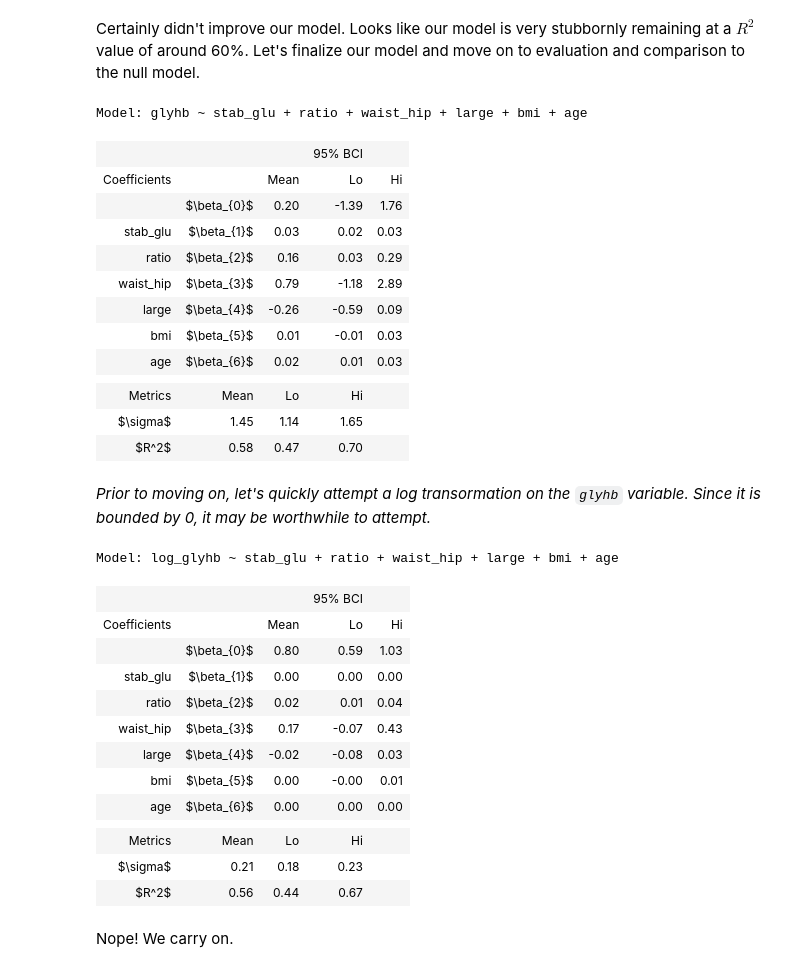
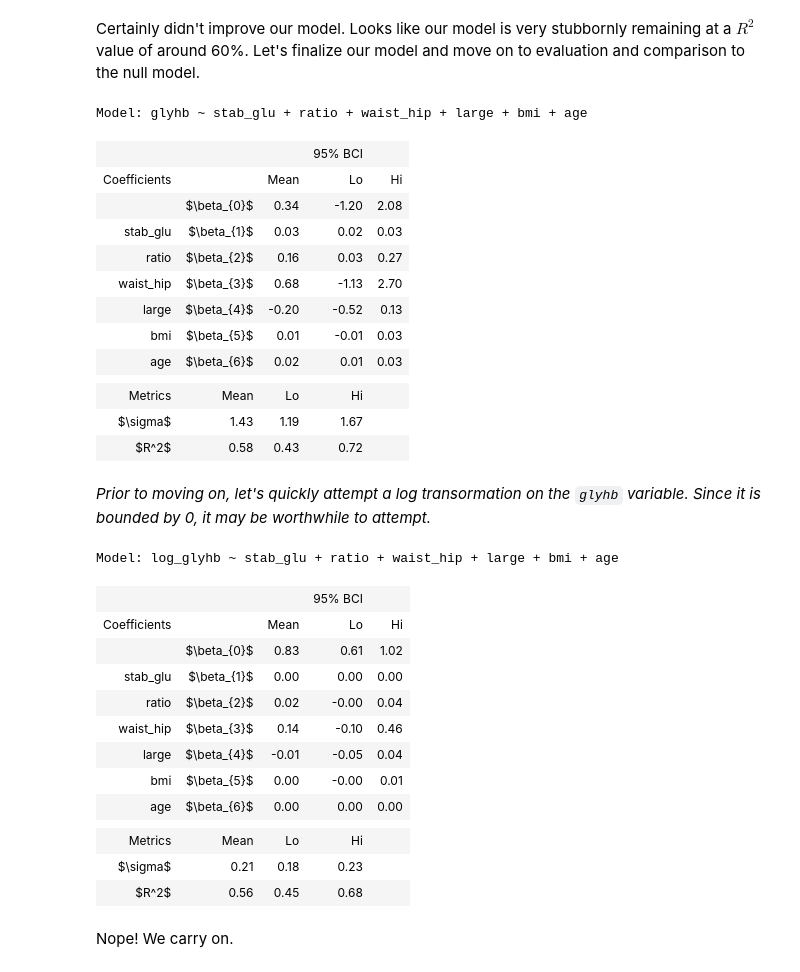
Before and after one commit to gagebenne/diabetes-data-analysis, a Jupyter notebook: model.ipynb, the cells around one changed output. Saved outputs shown, nothing was run; the diff lists cells and outputs as text; code cells hidden in the pictures.

```diff
--- a/model.ipynb
+++ b/model.ipynb
@@ -321,46 +321,46 @@ Model: glyhb ~ stab_glu_100 + ratio + waist_hip + large + medium + bmi + age
 Certainly didn't improve our model. Looks like our model is very stubbornly remaining at a $R^2$ value of around 60%. Let's finalize our model and move on to evaluation and comparison to the null model.
 # %%
 final_model = "glyhb ~ stab_glu + ratio + waist_hip + large + bmi + age"
-final = models.bootstrap_linear_regression(final_model, data=data.dropna())
+final = models.bootstrap_linear_regression(final_model, data.dropna(subset=["stab_glu", "ratio", "waist_hip", "large", "bmi", "age"]))
 models.describe_bootstrap_lr(final)
 # %% [output]
 Model: glyhb ~ stab_glu + ratio + waist_hip + large + bmi + age
 |  |  |  | 95% BCI |  |
 | Coefficients |  | Mean | Lo | Hi |
-|  | $\beta_{0}$ | 0.20 | -1.39 | 1.76 |
+|  | $\beta_{0}$ | 0.34 | -1.20 | 2.08 |
 | stab_glu | $\beta_{1}$ | 0.03 | 0.02 | 0.03 |
-| ratio | $\beta_{2}$ | 0.16 | 0.03 | 0.29 |
-| waist_hip | $\beta_{3}$ | 0.79 | -1.18 | 2.89 |
-| large | $\beta_{4}$ | -0.26 | -0.59 | 0.09 |
+| ratio | $\beta_{2}$ | 0.16 | 0.03 | 0.27 |
+| waist_hip | $\beta_{3}$ | 0.68 | -1.13 | 2.70 |
+| large | $\beta_{4}$ | -0.20 | -0.52 | 0.13 |
 | bmi | $\beta_{5}$ | 0.01 | -0.01 | 0.03 |
 | age | $\beta_{6}$ | 0.02 | 0.01 | 0.03 |
 |  |  |  |  |  |
 | Metrics | Mean | Lo | Hi |  |
-| $\sigma$ | 1.45 | 1.14 | 1.65 |  |
-| $R^2$ | 0.58 | 0.47 | 0.70 |  |
+| $\sigma$ | 1.43 | 1.19 | 1.67 |  |
+| $R^2$ | 0.58 | 0.43 | 0.72 |  |
 # %% [markdown]
 *Prior to moving on, let's quickly attempt a log transormation on the `glyhb` variable. Since it is bounded by 0, it may be worthwhile to attempt.*
 # %%
 data["log_glyhb"] = np.log(data["glyhb"])
 
 log_model = "log_glyhb ~ stab_glu + ratio + waist_hip + large + bmi + age"
-log_result = models.bootstrap_linear_regression(log_model, data=data.dropna())
+log_result = models.bootstrap_linear_regression(log_model, data=data.dropna(subset=["stab_glu", "ratio", "waist_hip", "large", "bmi", "age"]))
 models.describe_bootstrap_lr(log_result)
 # %% [output]
 Model: log_glyhb ~ stab_glu + ratio + waist_hip + large + bmi + age
 |  |  |  | 95% BCI |  |
 | Coefficients |  | Mean | Lo | Hi |
-|  | $\beta_{0}$ | 0.80 | 0.59 | 1.03 |
+|  | $\beta_{0}$ | 0.83 | 0.61 | 1.02 |
 | stab_glu | $\beta_{1}$ | 0.00 | 0.00 | 0.00 |
-| ratio | $\beta_{2}$ | 0.02 | 0.01 | 0.04 |
-| waist_hip | $\beta_{3}$ | 0.17 | -0.07 | 0.43 |
-| large | $\beta_{4}$ | -0.02 | -0.08 | 0.03 |
+| ratio | $\beta_{2}$ | 0.02 | -0.00 | 0.04 |
+| waist_hip | $\beta_{3}$ | 0.14 | -0.10 | 0.46 |
+| large | $\beta_{4}$ | -0.01 | -0.05 | 0.04 |
 | bmi | $\beta_{5}$ | 0.00 | -0.00 | 0.01 |
 | age | $\beta_{6}$ | 0.00 | 0.00 | 0.00 |
 |  |  |  |  |  |
 | Metrics | Mean | Lo | Hi |  |
 | $\sigma$ | 0.21 | 0.18 | 0.23 |  |
-| $R^2$ | 0.56 | 0.44 | 0.67 |  |
+| $R^2$ | 0.56 | 0.45 | 0.68 |  |
 # %% [markdown]
 Nope! We carry on.
 # %% [markdown]
```
Also changed, not shown: parts of 19 cells of this notebook.
